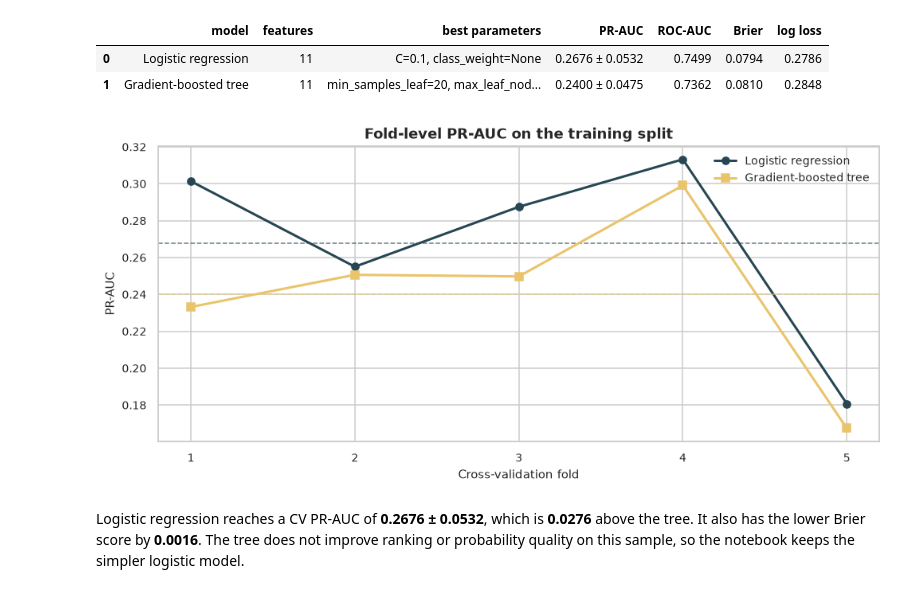
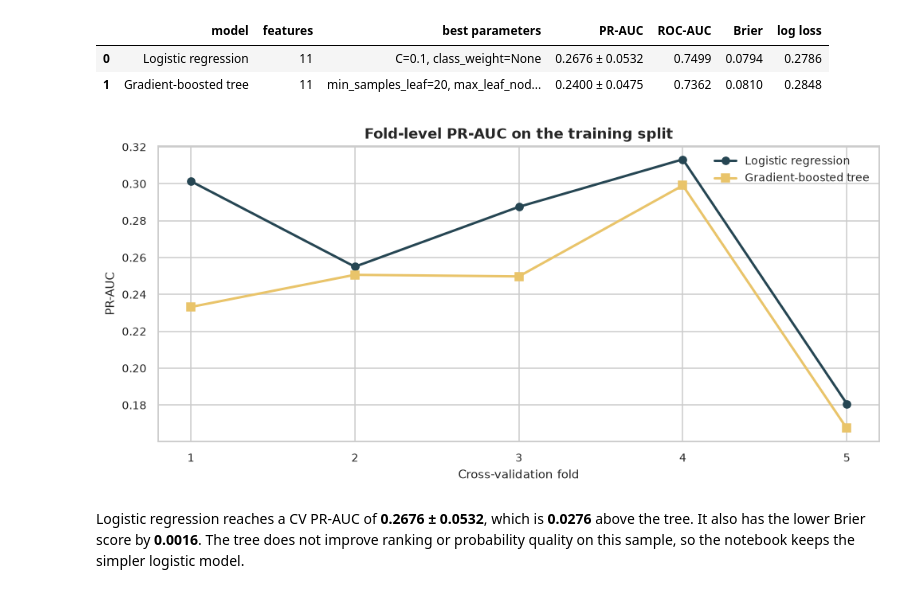
Before and after one commit to theliteraturepaul/cronus, a Jupyter notebook: Python/modeling.ipynb, the cells around one changed output. Saved outputs shown, nothing was run; the diff lists cells and outputs as text; code cells hidden in the pictures.

```diff
--- a/Python/modeling.ipynb
+++ b/Python/modeling.ipynb
@@ -406,28 +406,27 @@ display(cv_table)
 # %%
 fig, ax = plt.subplots(figsize=(9.2, 4.4))
 for model, label, color, marker in (
     (logistic_full, "Logistic regression", PALETTE["logistic"], "o"),
     (tree_full, "Gradient-boosted tree", PALETTE["tree"], "s"),
 ):
     folds = model.cv.fold_scores
     ax.plot(
         folds["fold"],
         folds["pr_auc"],
         marker=marker,
         color=color,
         linewidth=2,
         label=label,
     )
-    ax.axhline(model.cv.pr_auc_mean, color=color, linestyle="--", linewidth=1, alpha=0.7)
 ax.set_xticks(range(1, 6))
 ax.set_xlabel("Cross-validation fold")
 ax.set_ylabel("PR-AUC")
 ax.set_title("Fold-level PR-AUC on the training split")
 ax.legend(frameon=False)
 plt.tight_layout()
 plt.show()
 # %% [output]
-[figure, old version]
+[figure, new version]
 # %%
 pr_gap = logistic_full.cv.pr_auc_mean - tree_full.cv.pr_auc_mean
 brier_gap = tree_full.cv.brier_mean - logistic_full.cv.brier_mean
```
Also changed, not shown: parts of 4 cells of this notebook, 25 other files.
